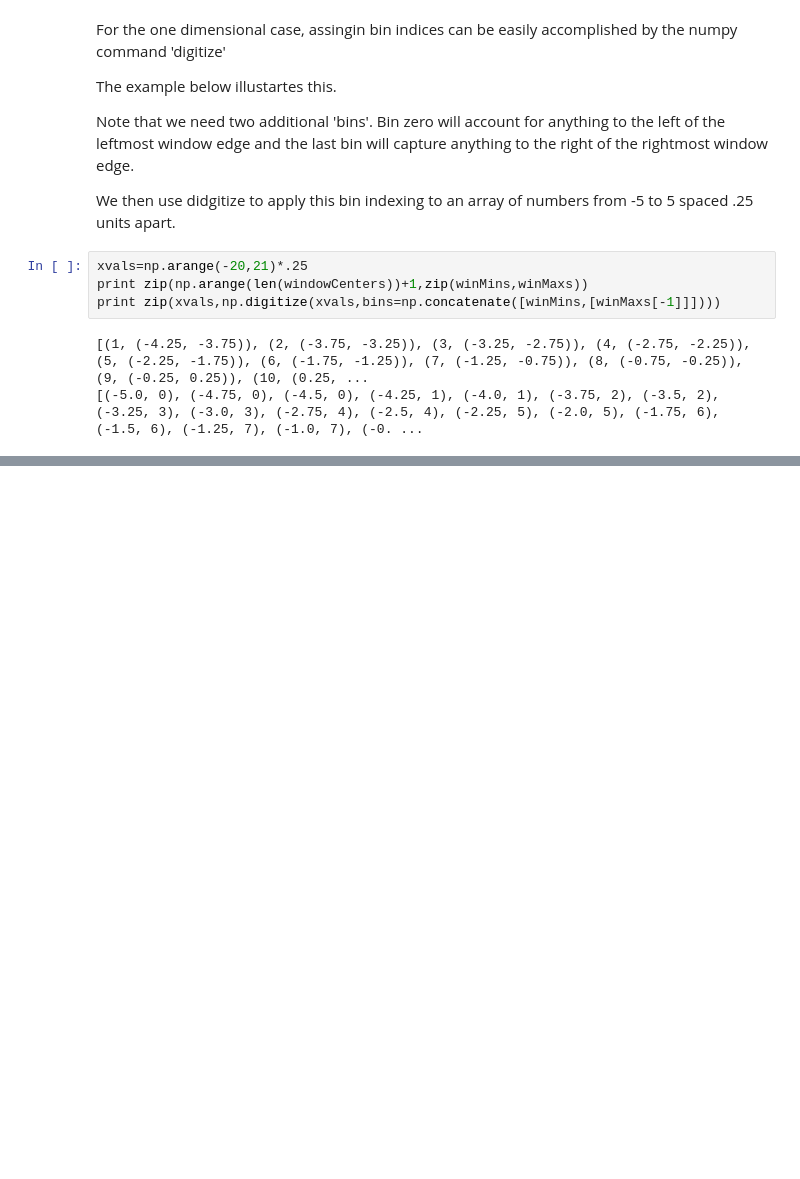
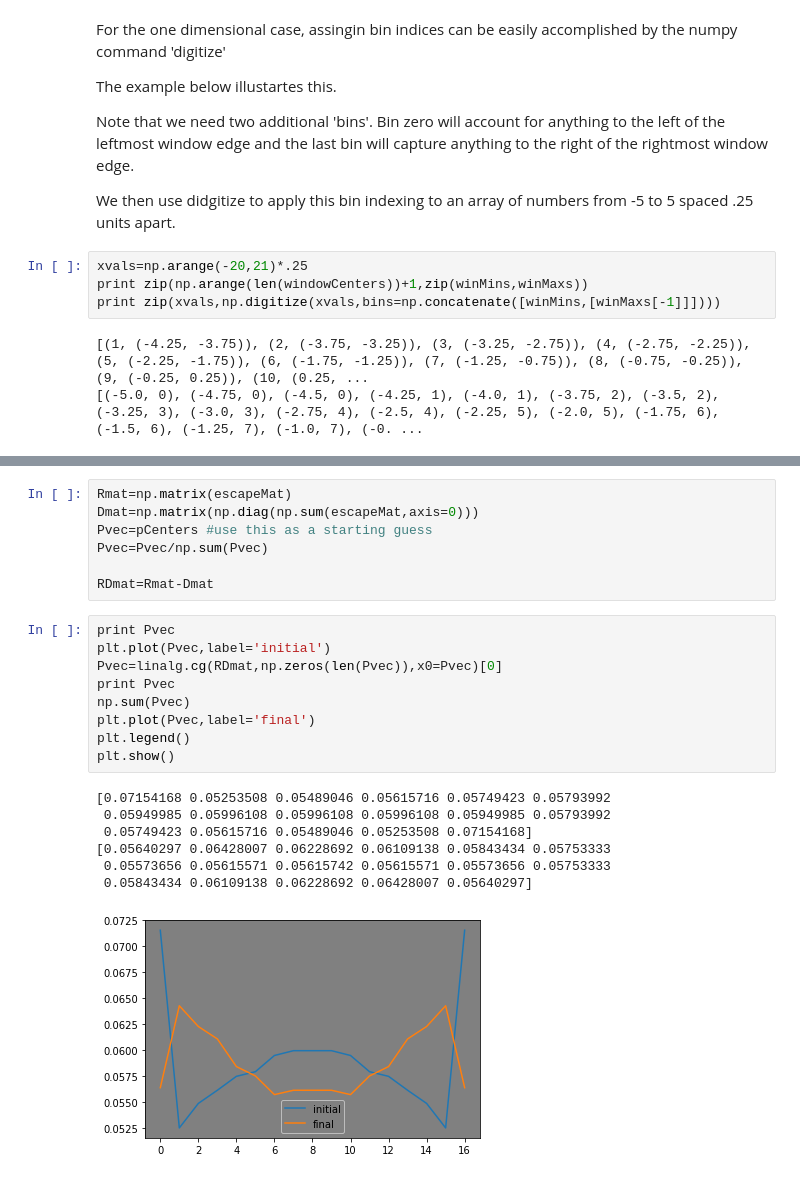
Before and after one commit to wesleymsmith/Milestoning_Analysis, a Jupyter notebook: Analyze_Well_Test_Simulation.ipynb, the cells around one changed output, grey strips where cells are left out. Cells and saved outputs as stored; diff of their text form; blank space fills up the shorter version.

```diff
--- a/Analyze_Well_Test_Simulation.ipynb
+++ b/Analyze_Well_Test_Simulation.ipynb
@@ -189,0 +258,24 @@ plt.show()
+# %%
+Rmat=np.matrix(escapeMat)
+Dmat=np.matrix(np.diag(np.sum(escapeMat,axis=0)))
+Pvec=pCenters #use this as a starting guess
+Pvec=Pvec/np.sum(Pvec)
+
+RDmat=Rmat-Dmat
+# %%
+print Pvec
+plt.plot(Pvec,label='initial')
+Pvec=linalg.cg(RDmat,np.zeros(len(Pvec)),x0=Pvec)[0]
+print Pvec
+np.sum(Pvec)
+plt.plot(Pvec,label='final')
+plt.legend()
+plt.show()
+# %% [output]
+[0.07154168 0.05253508 0.05489046 0.05615716 0.05749423 0.05793992
+ 0.05949985 0.05996108 0.05996108 0.05996108 0.05949985 0.05793992
+ 0.05749423 0.05615716 0.05489046 0.05253508 0.07154168]
+[0.05640297 0.06428007 0.06228692 0.06109138 0.05843434 0.05753333
+ 0.05573656 0.05615571 0.05615742 0.05615571 0.05573656 0.05753333
+ 0.05843434 0.06109138 0.06228692 0.06428007 0.05640297]
+[figure, added]
```
Also changed, not shown: parts of 13 cells of this notebook, 1 other file.
